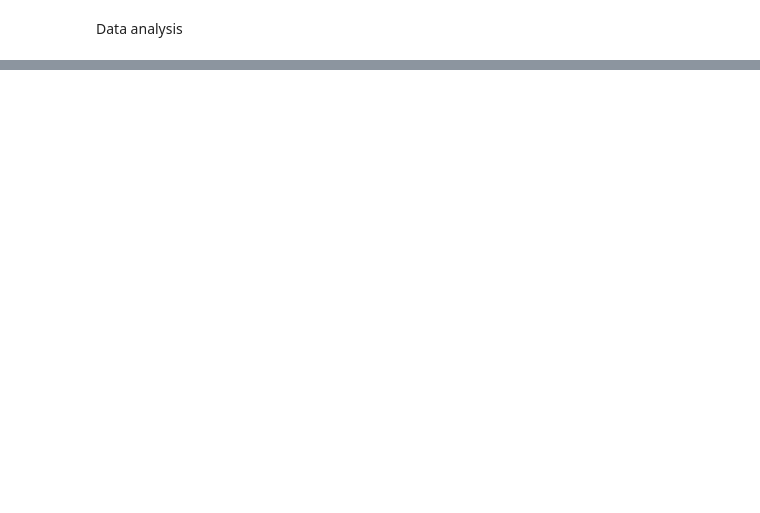
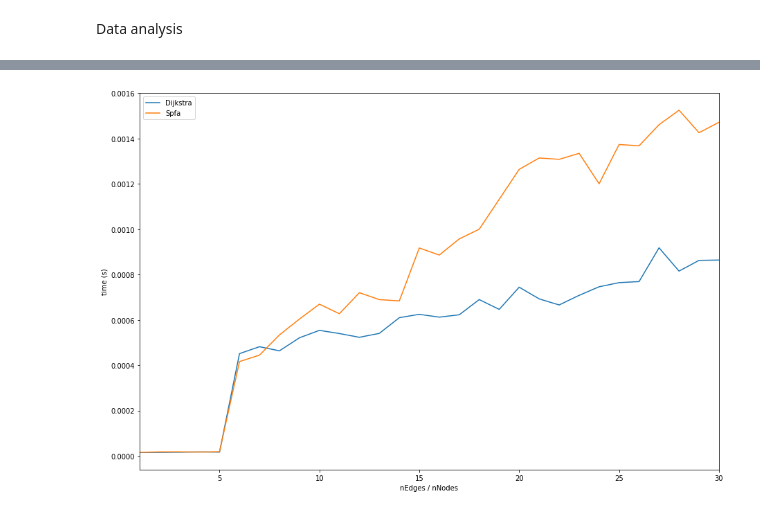
Before and after one commit to yzchen/shortest-path, a Jupyter notebook: shortest-path-cpp/output/Analysis.ipynb, the cells around one changed output, grey strips where cells are left out. Drawn from its saved outputs; the diff is of its cells as text; code cells hidden in the pictures; blank space fills up the shorter version.

```diff
--- a/shortest-path-cpp/output/Analysis.ipynb
+++ b/shortest-path-cpp/output/Analysis.ipynb
@@ -74,0 +102,3 @@ plt.plot(mean_time)
+# %%
+data_2['nEdges'] /= 1000
+data_2.info()
@@ -74,0 +116,3 @@ plt.plot(mean_time)
+# %%
+mean_time_2 = data_2.groupby(['nEdges']).mean()
+mean_time_2.info()
@@ -74,0 +128,3 @@ plt.plot(mean_time)
+# %%
+mean_time_2.drop('nNodes', axis=1, inplace=True)
+mean_time_2
@@ -74,0 +150,7 @@ plt.plot(mean_time)
+# %%
+ax_2 = mean_time_2.plot(kind='line', figsize=(15, 10))
+ax_2.set_xlabel("nEdges / nNodes")
+ax_2.set_ylabel("time (s)")
+plt.show()
+# %% [output]
+[figure, added]
```
Also changed, not shown: parts of 20 cells of this notebook, 5 other files.
